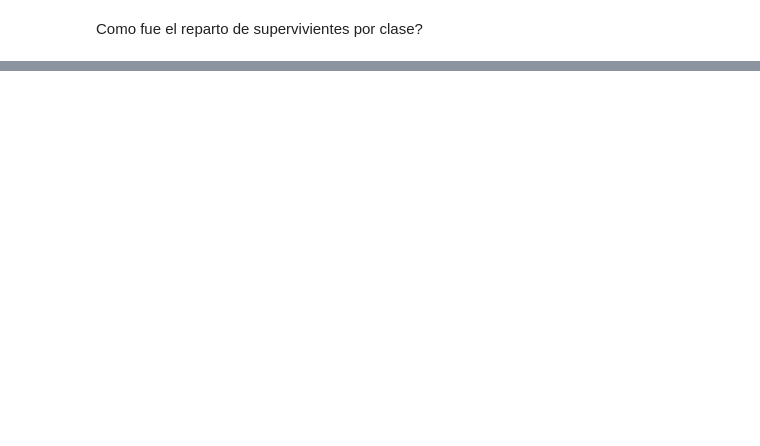
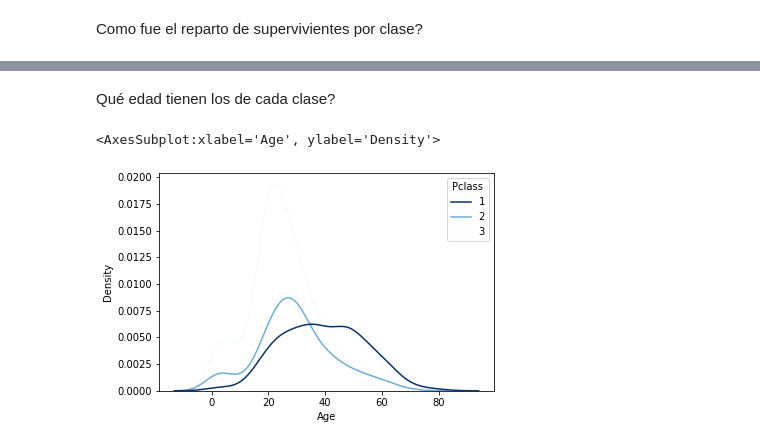
Before and after one commit to sheriffff/teaching_ibm_skillup_data_analytics2022, a Jupyter notebook: esp/01.intro.ipynb, the cells around one changed output, grey strips where cells are left out. Drawn from its saved outputs; the diff is of its cells as text; code cells hidden in the pictures; blank space fills up the shorter version.

```diff
--- a/esp/01.intro.ipynb
+++ b/esp/01.intro.ipynb
@@ -216,0 +209,7 @@ Como fue el reparto de supervivientes por clase?
+# %% [markdown]
+Qué edad tienen los de cada clase?
+# %%
+sns.kdeplot(x=titanic.Age, hue=titanic.Pclass, palette=sns.color_palette("Blues_r", as_cmap=True))
+# %% [output]
+<AxesSubplot:xlabel='Age', ylabel='Density'>
+[figure, added]
```
Also changed, not shown: parts of 9 cells of this notebook, 2 other files.
